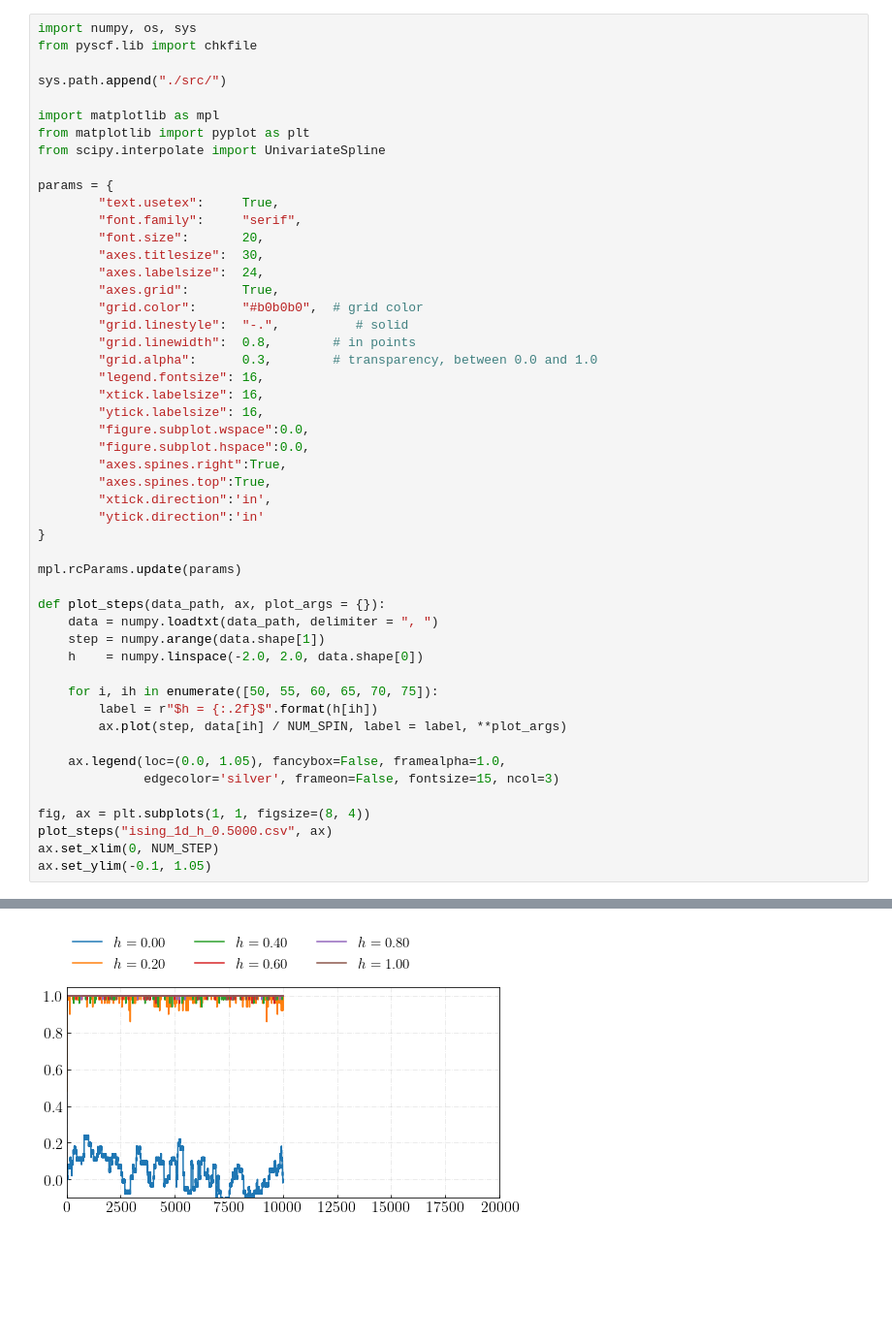
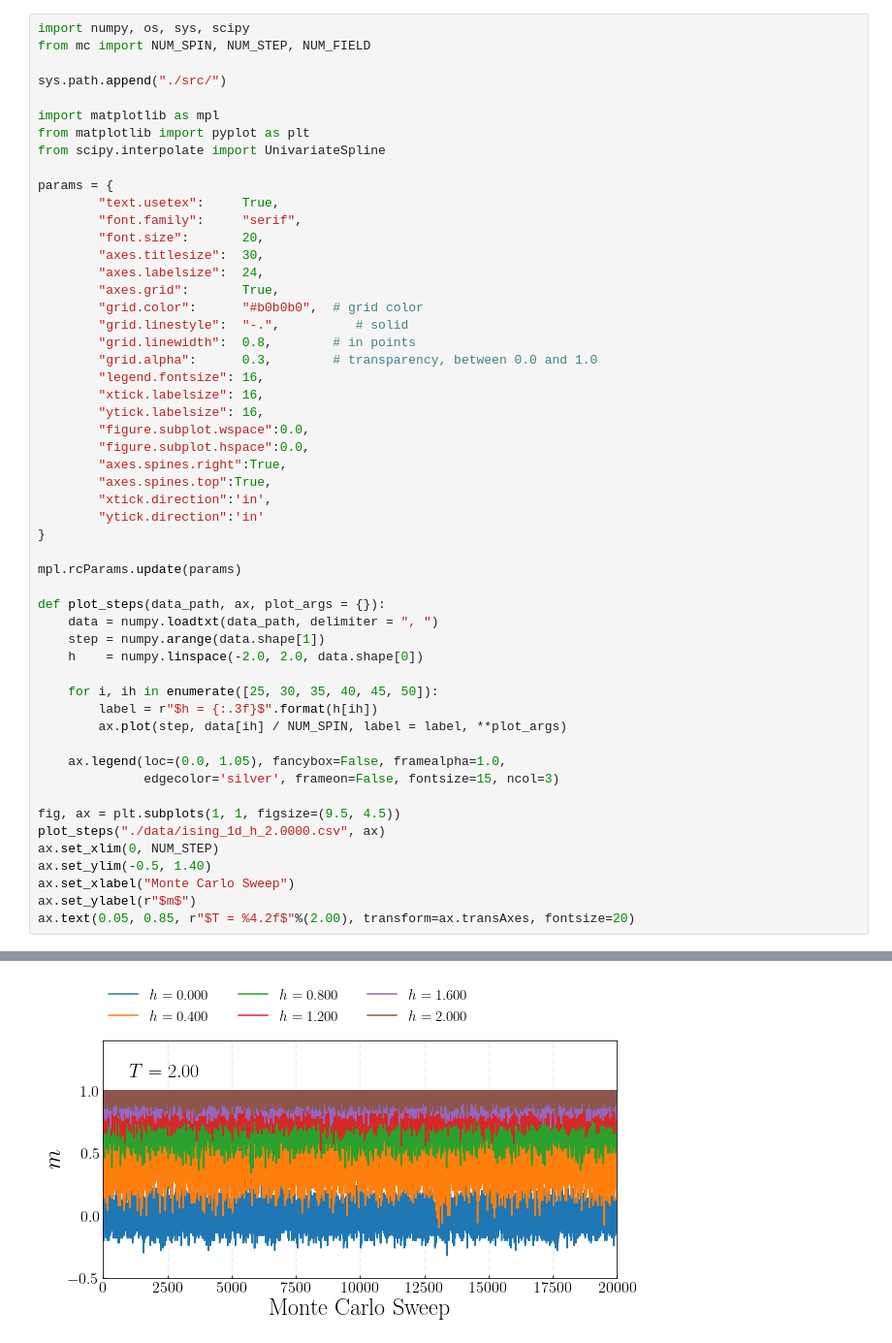
Before and after one commit to yangdatou/mc, a Jupyter notebook: plot.ipynb, the cells around one changed output, grey strips where cells are left out. Shown: that part at 97% size. Saved outputs shown, nothing was run; the diff lists cells and outputs as text; blank space fills up the shorter version.

```diff
--- a/plot.ipynb
+++ b/plot.ipynb
@@ -75,6 +1,6 @@ KeyboardInterrupt:
 # %%
-import numpy, os, sys
-from pyscf.lib import chkfile
+import numpy, os, sys, scipy
+from mc import NUM_SPIN, NUM_STEP, NUM_FIELD
 
 sys.path.append("./src/")
 
@@ -111,15 +37,18 @@ def plot_steps(data_path, ax, plot_args = {}):
     step = numpy.arange(data.shape[1])
     h    = numpy.linspace(-2.0, 2.0, data.shape[0])
 
-    for i, ih in enumerate([50, 55, 60, 65, 70, 75]):
-        label = r"$h = {:.2f}$".format(h[ih])
+    for i, ih in enumerate([25, 30, 35, 40, 45, 50]):
+        label = r"$h = {:.3f}$".format(h[ih])
         ax.plot(step, data[ih] / NUM_SPIN, label = label, **plot_args)
 
     ax.legend(loc=(0.0, 1.05), fancybox=False, framealpha=1.0,
               edgecolor='silver', frameon=False, fontsize=15, ncol=3)
 
-fig, ax = plt.subplots(1, 1, figsize=(8, 4))
-plot_steps("ising_1d_h_0.5000.csv", ax)
+fig, ax = plt.subplots(1, 1, figsize=(9.5, 4.5))
+plot_steps("./data/ising_1d_h_2.0000.csv", ax)
 ax.set_xlim(0, NUM_STEP)
-ax.set_ylim(-0.1, 1.05)
+ax.set_ylim(-0.5, 1.40)
+ax.set_xlabel("Monte Carlo Sweep")
+ax.set_ylabel(r"$m$")
+ax.text(0.05, 0.85, r"$T = %4.2f$"%(2.00), transform=ax.transAxes, fontsize=20)
 # %% [output]
@@ -127 +56 @@ ax.set_ylim(-0.1, 1.05)
-[figure, old version]
+[figure, new version]
```
Also changed, not shown: parts of 4 cells of this notebook, 5 other files.
